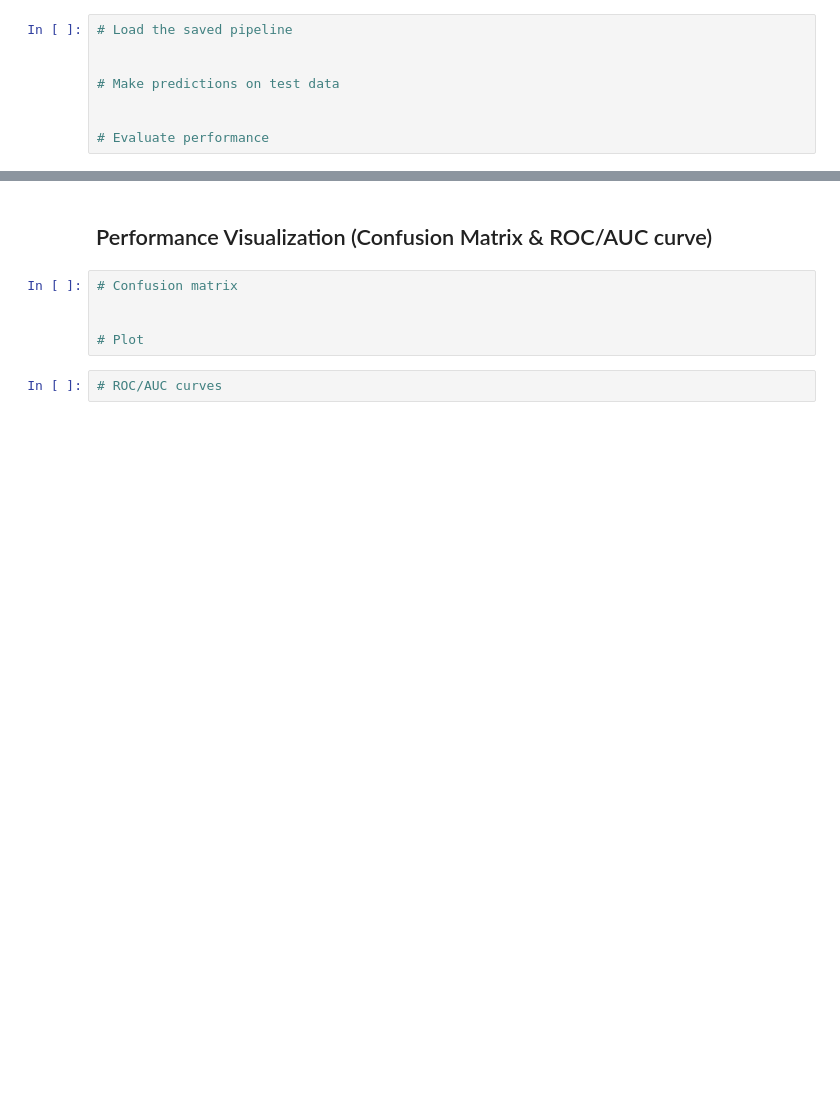
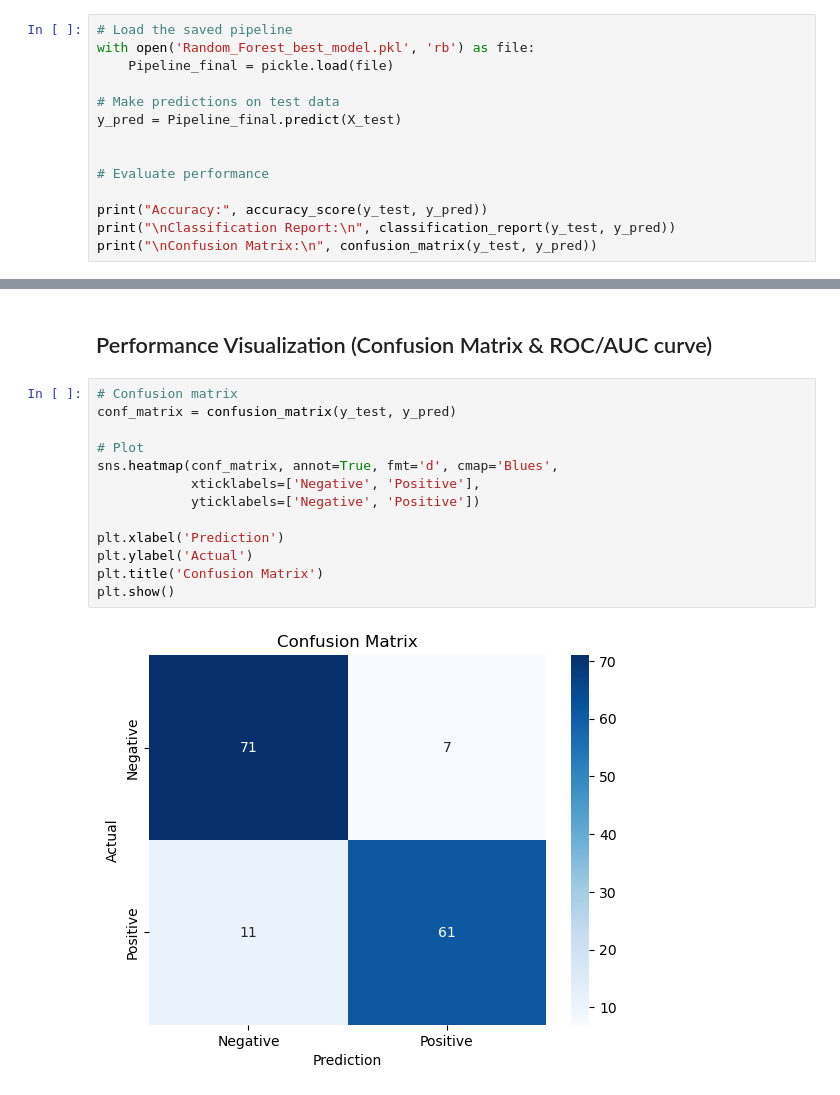
Before and after one commit to Jesscode-analyst/heart_guard_dsi_group_ML11, a Jupyter notebook: models/advanced_Random_Forest.ipynb, the cells around one changed output, grey strips where cells are left out. Drawn from its saved outputs; the diff is of its cells as text; blank space fills up the shorter version.

Commit message:
Added Confusion matrix & ROC

```diff
--- a/models/advanced_Random_Forest.ipynb
+++ b/models/advanced_Random_Forest.ipynb
@@ -295,8 +288,14 @@ with open('Random_Forest_best_model.pkl', 'wb') as f:     # open(create) a file
 # %%
 # Load the saved pipeline
-
+with open('Random_Forest_best_model.pkl', 'rb') as file:
+    Pipeline_final = pickle.load(file)
 
 # Make predictions on test data
+y_pred = Pipeline_final.predict(X_test)
 
 
 # Evaluate performance
+
+print("Accuracy:", accuracy_score(y_test, y_pred))
+print("\nClassification Report:\n", classification_report(y_test, y_pred))
+print("\nConfusion Matrix:\n", confusion_matrix(y_test, y_pred))
@@ -304,8 +320,16 @@ with open('Random_Forest_best_model.pkl', 'wb') as f:     # open(create) a file
 ## Performance Visualization (Confusion Matrix & ROC/AUC curve)
 # %%
 # Confusion matrix
-
+conf_matrix = confusion_matrix(y_test, y_pred)
 
 # Plot
+sns.heatmap(conf_matrix, annot=True, fmt='d', cmap='Blues',
+            xticklabels=['Negative', 'Positive'],
+            yticklabels=['Negative', 'Positive'])
+
+plt.xlabel('Prediction')
+plt.ylabel('Actual')
+plt.title('Confusion Matrix')
+plt.show()
+# %% [output]
+[figure, added]
-# %%
-# ROC/AUC curves
```
Also changed, not shown: parts of 7 cells of this notebook.
